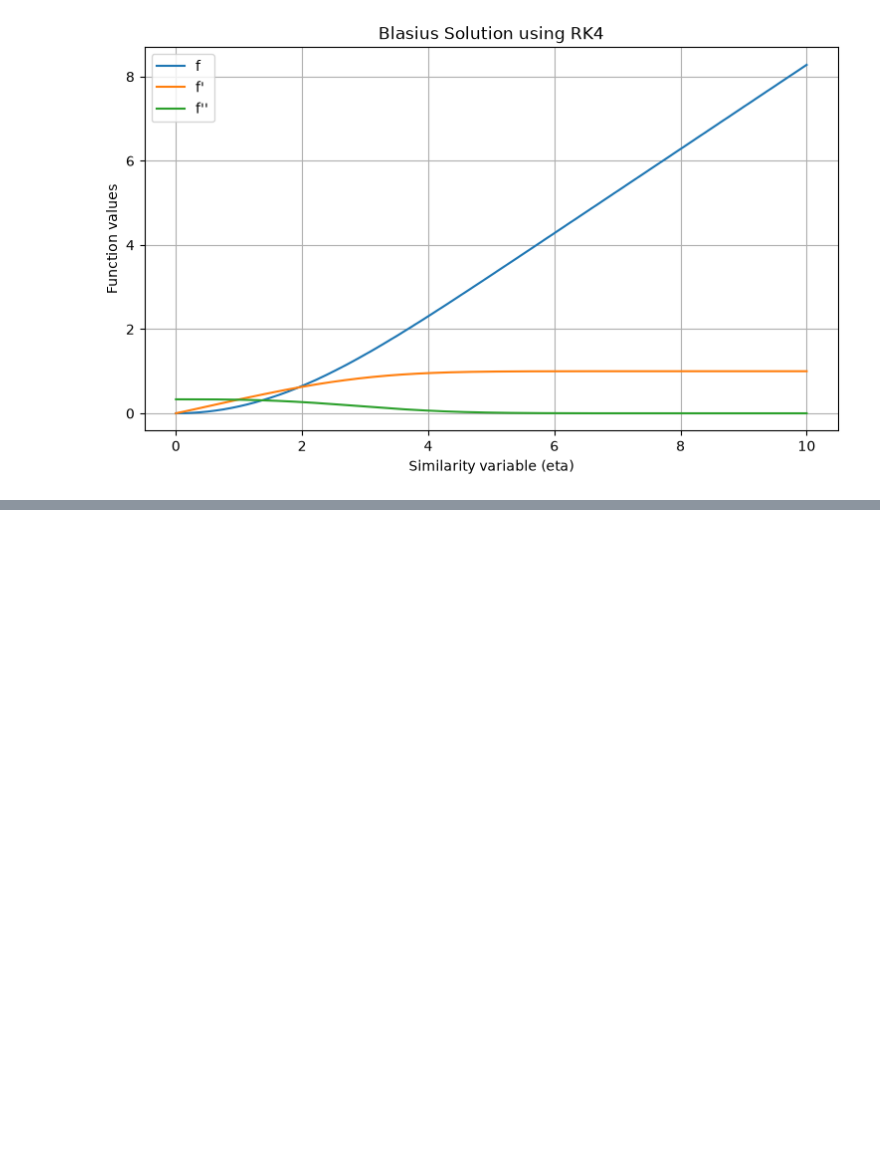
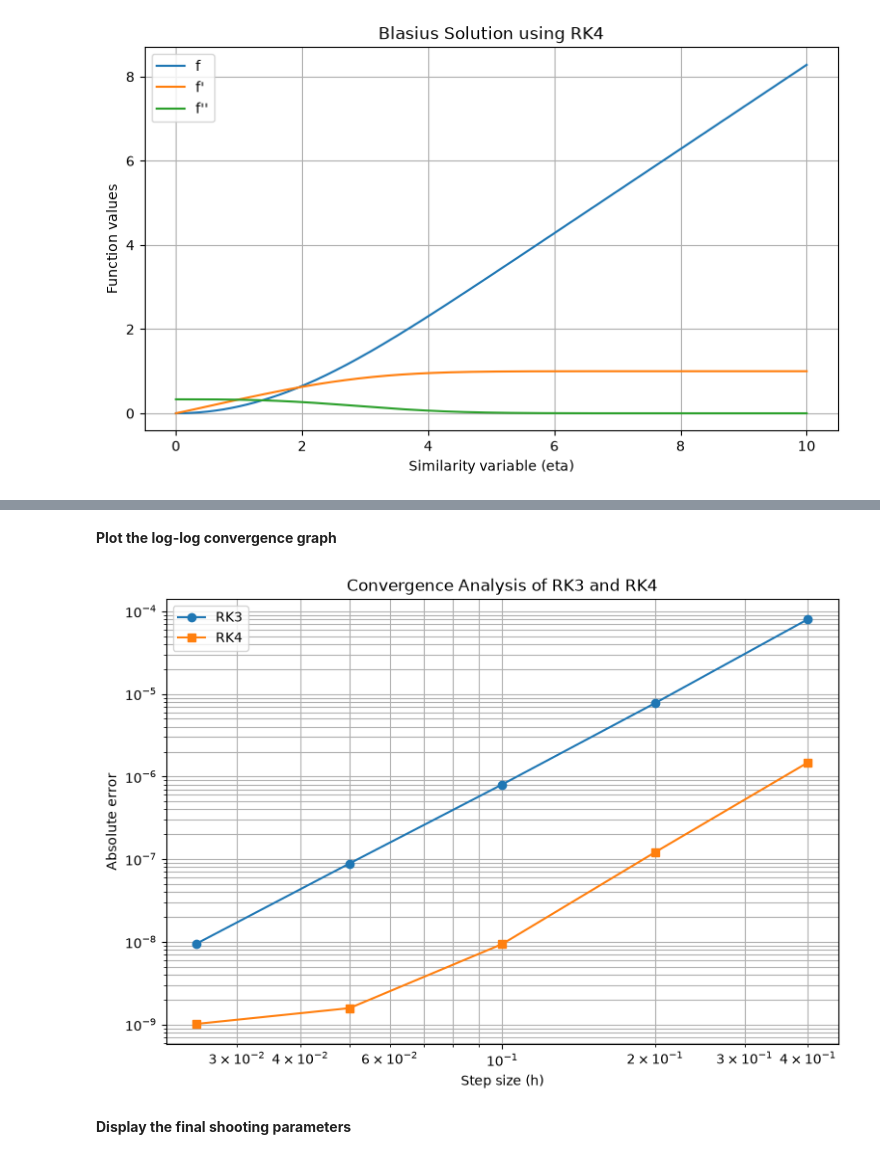
Before and after one commit to ashishbhole/AE801_2026, a Jupyter notebook: numode_bvp/Aathi Skantha Roopan T_BVP.ipynb, the cells around one changed output, grey strips where cells are left out. Cells and saved outputs as stored; diff of their text form; code cells hidden in the pictures; blank space fills up the shorter version.

```diff
--- a/numode_bvp/Aathi Skantha Roopan T_BVP.ipynb
+++ b/numode_bvp/Aathi Skantha Roopan T_BVP.ipynb
@@ -421,0 +429,6 @@ plt.show()
+# %%
+s_exact = 0.332057336215
+
+rk3_errors = np.abs(np.array(rk3_results) - s_exact)
+
+rk4_errors = np.abs(np.array(rk4_results) - s_exact)
@@ -421,0 +523,16 @@ plt.show()
+# %% [markdown]
+**Plot the log-log convergence graph**
+# %%
+plt.figure(figsize=(9, 6))
+plt.loglog(step_sizes, rk3_errors, 'o-', label="RK3")
+plt.loglog(step_sizes, rk4_errors, 's-', label="RK4")
+plt.xlabel("Step size (h)")
+plt.ylabel("Absolute error")
+plt.title("Convergence Analysis of RK3 and RK4")
+plt.legend()
+plt.grid(True, which="both")
+plt.show()
+# %% [output]
+[figure, added]
+# %% [markdown]
+**Display the final shooting parameters**
```
Also changed, not shown: parts of 14 cells of this notebook.
